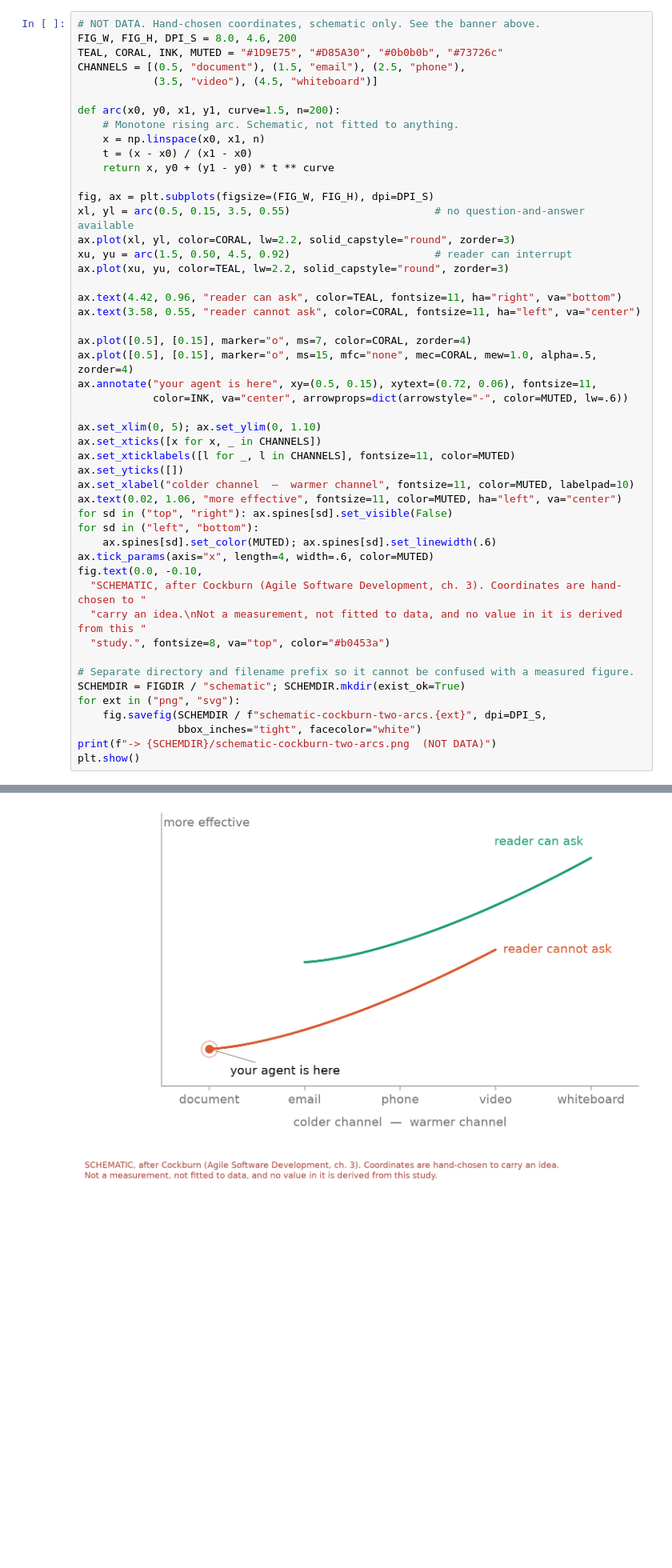
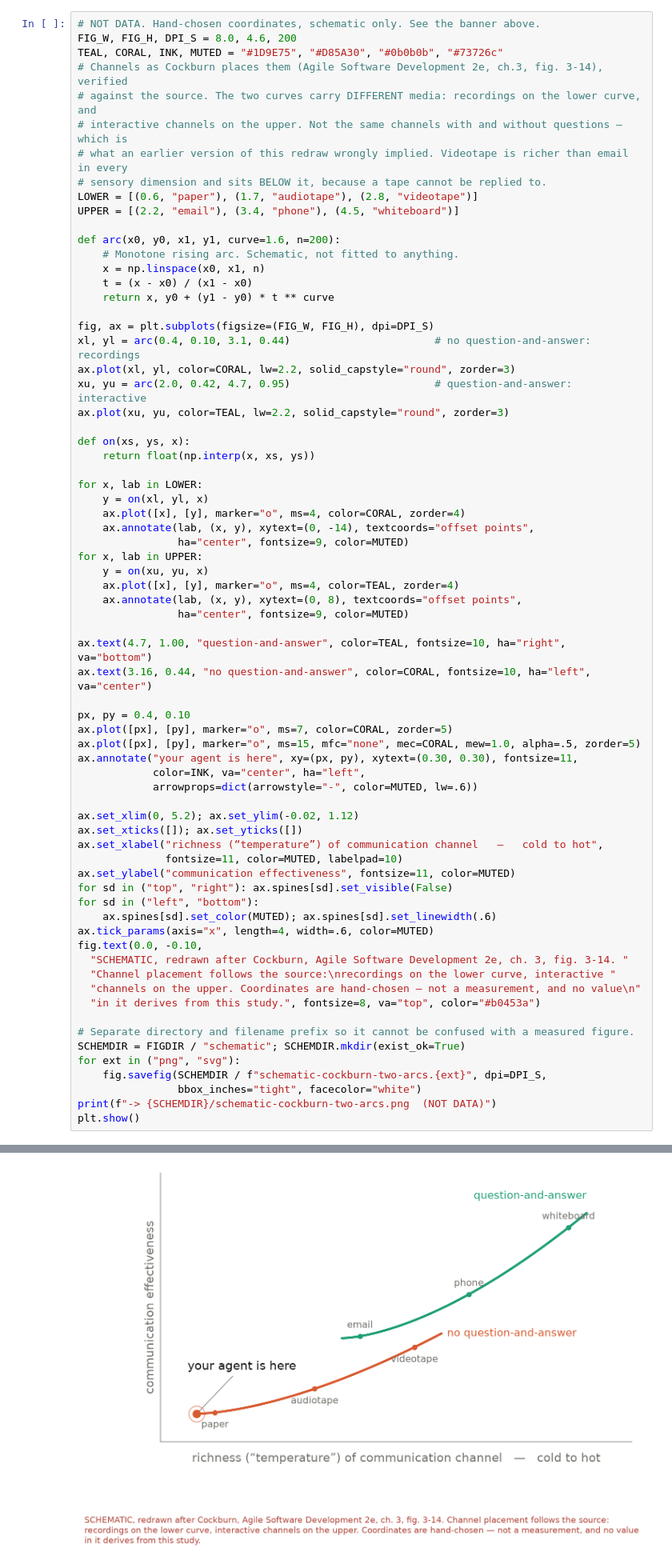
Before and after one commit to andrewwint/single-token-eval, a Jupyter notebook: notebooks/analysis.ipynb, the cells around one changed output, grey strips where cells are left out. Shown at 80% size. Saved outputs shown, nothing was run; the diff lists cells and outputs as text; blank space fills up the shorter version.

```diff
--- a/notebooks/analysis.ipynb
+++ b/notebooks/analysis.ipynb
@@ -458,54 +458,75 @@ redraw is mine.
 # NOT DATA. Hand-chosen coordinates, schematic only. See the banner above.
 FIG_W, FIG_H, DPI_S = 8.0, 4.6, 200
 TEAL, CORAL, INK, MUTED = "#1D9E75", "#D85A30", "#0b0b0b", "#73726c"
-CHANNELS = [(0.5, "document"), (1.5, "email"), (2.5, "phone"),
-            (3.5, "video"), (4.5, "whiteboard")]
+# Channels as Cockburn places them (Agile Software Development 2e, ch.3, fig. 3-14), verified
+# against the source. The two curves carry DIFFERENT media: recordings on the lower curve, and
+# interactive channels on the upper. Not the same channels with and without questions — which is
+# what an earlier version of this redraw wrongly implied. Videotape is richer than email in every
+# sensory dimension and sits BELOW it, because a tape cannot be replied to.
+LOWER = [(0.6, "paper"), (1.7, "audiotape"), (2.8, "videotape")]
+UPPER = [(2.2, "email"), (3.4, "phone"), (4.5, "whiteboard")]
 
-def arc(x0, y0, x1, y1, curve=1.5, n=200):
+def arc(x0, y0, x1, y1, curve=1.6, n=200):
     # Monotone rising arc. Schematic, not fitted to anything.
     x = np.linspace(x0, x1, n)
     t = (x - x0) / (x1 - x0)
     return x, y0 + (y1 - y0) * t ** curve
 
 fig, ax = plt.subplots(figsize=(FIG_W, FIG_H), dpi=DPI_S)
-xl, yl = arc(0.5, 0.15, 3.5, 0.55)                       # no question-and-answer available
+xl, yl = arc(0.4, 0.10, 3.1, 0.44)                       # no question-and-answer: recordings
 ax.plot(xl, yl, color=CORAL, lw=2.2, solid_capstyle="round", zorder=3)
-xu, yu = arc(1.5, 0.50, 4.5, 0.92)                       # reader can interrupt
+xu, yu = arc(2.0, 0.42, 4.7, 0.95)                       # question-and-answer: interactive
 ax.plot(xu, yu, color=TEAL, lw=2.2, solid_capstyle="round", zorder=3)
 
-ax.text(4.42, 0.96, "reader can ask", color=TEAL, fontsize=11, ha="right", va="bottom")
-ax.text(3.58, 0.55, "reader cannot ask", color=CORAL, fontsize=11, ha="left", va="center")
+def on(xs, ys, x):
+    return float(np.interp(x, xs, ys))
 
-ax.plot([0.5], [0.15], marker="o", ms=7, color=CORAL, zorder=4)
-ax.plot([0.5], [0.15], marker="o", ms=15, mfc="none", mec=CORAL, mew=1.0, alpha=.5, zorder=4)
-ax.annotate("your agent is here", xy=(0.5, 0.15), xytext=(0.72, 0.06), fontsize=11,
-            color=INK, va="center", arrowprops=dict(arrowstyle="-", color=MUTED, lw=.6))
+for x, lab in LOWER:
+    y = on(xl, yl, x)
+    ax.plot([x], [y], marker="o", ms=4, color=CORAL, zorder=4)
+    ax.annotate(lab, (x, y), xytext=(0, -14), textcoords="offset points",
+                ha="center", fontsize=9, color=MUTED)
+for x, lab in UPPER:
+    y = on(xu, yu, x)
+    ax.plot([x], [y], marker="o", ms=4, color=TEAL, zorder=4)
+    ax.annotate(lab, (x, y), xytext=(0, 8), textcoords="offset points",
+                ha="center", fontsize=9, color=MUTED)
 
-ax.set_xlim(0, 5); ax.set_ylim(0, 1.10)
-ax.set_xticks([x for x, _ in CHANNELS])
-ax.set_xticklabels([l for _, l in CHANNELS], fontsize=11, color=MUTED)
-ax.set_yticks([])
-ax.set_xlabel("colder channel  —  warmer channel", fontsize=11, color=MUTED, labelpad=10)
-ax.text(0.02, 1.06, "more effective", fontsize=11, color=MUTED, ha="left", va="center")
+ax.text(4.7, 1.00, "question-and-answer", color=TEAL, fontsize=10, ha="right", va="bottom")
+ax.text(3.16, 0.44, "no question-and-answer", color=CORAL, fontsize=10, ha="left", va="center")
+
+px, py = 0.4, 0.10
+ax.plot([px], [py], marker="o", ms=7, color=CORAL, zorder=5)
+ax.plot([px], [py], marker="o", ms=15, mfc="none", mec=CORAL, mew=1.0, alpha=.5, zorder=5)
+ax.annotate("your agent is here", xy=(px, py), xytext=(0.30, 0.30), fontsize=11,
+            color=INK, va="center", ha="left",
+            arrowprops=dict(arrowstyle="-", color=MUTED, lw=.6))
+
+ax.set_xlim(0, 5.2); ax.set_ylim(-0.02, 1.12)
+ax.set_xticks([]); ax.set_yticks([])
+ax.set_xlabel("richness (“temperature”) of communication channel   —   cold to hot",
+              fontsize=11, color=MUTED, labelpad=10)
+ax.set_ylabel("communication effectiveness", fontsize=11, color=MUTED)
 for sd in ("top", "right"): ax.spines[sd].set_visible(False)
 for sd in ("left", "bottom"):
     ax.spines[sd].set_color(MUTED); ax.spines[sd].set_linewidth(.6)
 ax.tick_params(axis="x", length=4, width=.6, color=MUTED)
 fig.text(0.0, -0.10,
-  "SCHEMATIC, after Cockburn (Agile Software Development, ch. 3). Coordinates are hand-chosen to "
-  "carry an idea.\nNot a measurement, not fitted to data, and no value in it is derived from this "
-  "study.", fontsize=8, va="top", color="#b0453a")
+  "SCHEMATIC, redrawn after Cockburn, Agile Software Development 2e, ch. 3, fig. 3-14. "
+  "Channel placement follows the source:\nrecordings on the lower curve, interactive "
+  "channels on the upper. Coordinates are hand-chosen — not a measurement, and no value\n"
+  "in it derives from this study.", fontsize=8, va="top", color="#b0453a")
 
 # Separate directory and filename prefix so it cannot be confused with a measured figure.
 SCHEMDIR = FIGDIR / "schematic"; SCHEMDIR.mkdir(exist_ok=True)
 for ext in ("png", "svg"):
     fig.savefig(SCHEMDIR / f"schematic-cockburn-two-arcs.{ext}", dpi=DPI_S,
                 bbox_inches="tight", facecolor="white")
 print(f"-> {SCHEMDIR}/schematic-cockburn-two-arcs.png  (NOT DATA)")
 plt.show()
 # %% [output]
 -> /Users/andrewwint/Documents/PROJECTS/PERSONAL/single-token-eval/notebooks/figures/schematic/schematic-cockburn-two-arcs.png  (NOT DATA)
-[figure, old version]
+[figure, new version]
 # %% [markdown]
 ## What this notebook does not show
 
```
Also changed, not shown: 9 other files.
